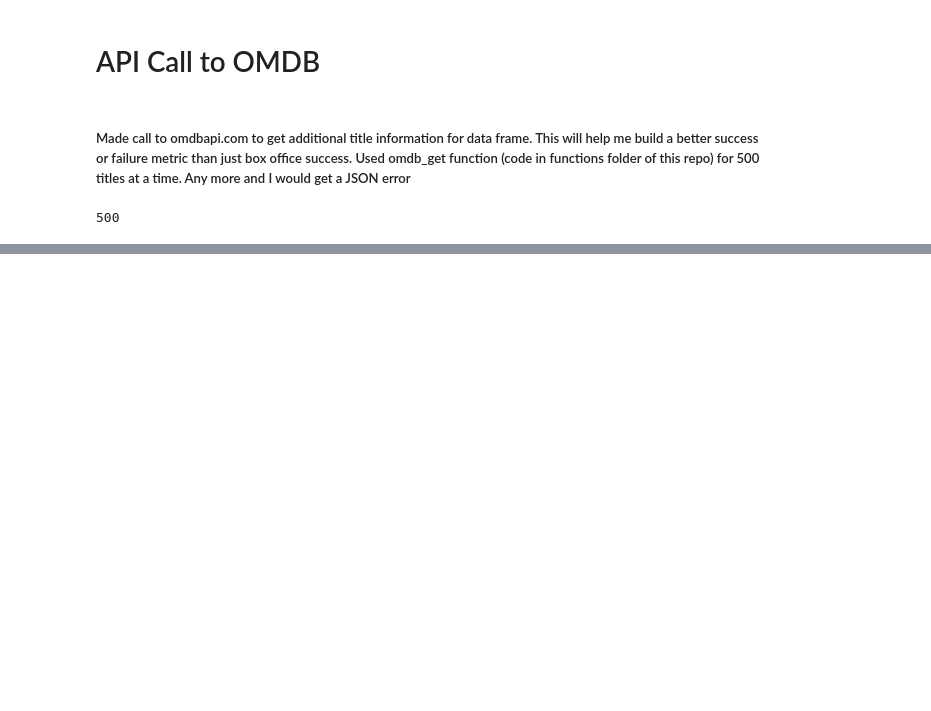
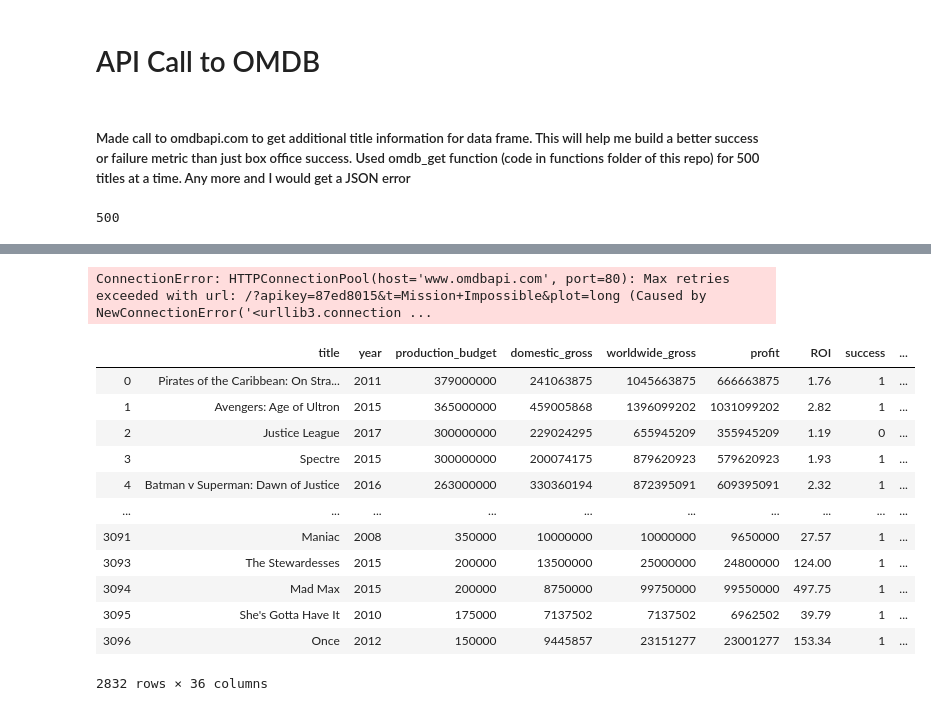
Before and after one commit to will4865/FlatironCapstoneProject, a Jupyter notebook: cleaning_scripts.ipynb, the cells around one changed output, grey strips where cells are left out. Saved outputs shown, nothing was run; the diff lists cells and outputs as text; code cells hidden in the pictures; blank space fills up the shorter version.

```diff
--- a/cleaning_scripts.ipynb
+++ b/cleaning_scripts.ipynb
@@ -148,0 +228,21 @@ pd.DataFrame(film_desc).drop_duplicates('Title')
+# %%
+film_desc = []
+omdb_get(missing_omdb)
+# %% [output]
+ConnectionError: HTTPConnectionPool(host='www.omdbapi.com', port=80): Max retries exceeded with url: /?apikey=87ed8015&t=Mission+Impossible&plot=long (Caused by NewConnectionError('<urllib3.connection ...
+# %%
+found_df
+# %% [output]
+|  | title | year | production_budget | domestic_gross | worldwide_gross | profit | ROI | success | ... |
+| 0 | Pirates of the Caribbean: On Stra... | 2011 | 379000000 | 241063875 | 1045663875 | 666663875 | 1.76 | 1 | ... |
+| 1 | Avengers: Age of Ultron | 2015 | 365000000 | 459005868 | 1396099202 | 1031099202 | 2.82 | 1 | ... |
+| 2 | Justice League | 2017 | 300000000 | 229024295 | 655945209 | 355945209 | 1.19 | 0 | ... |
+| 3 | Spectre | 2015 | 300000000 | 200074175 | 879620923 | 579620923 | 1.93 | 1 | ... |
+| 4 | Batman v Superman: Dawn of Justice | 2016 | 263000000 | 330360194 | 872395091 | 609395091 | 2.32 | 1 | ... |
+| ... | ... | ... | ... | ... | ... | ... | ... | ... | ... |
+| 3091 | Maniac | 2008 | 350000 | 10000000 | 10000000 | 9650000 | 27.57 | 1 | ... |
+| 3093 | The Stewardesses | 2015 | 200000 | 13500000 | 25000000 | 24800000 | 124.00 | 1 | ... |
+| 3094 | Mad Max | 2015 | 200000 | 8750000 | 99750000 | 99550000 | 497.75 | 1 | ... |
+| 3095 | She's Gotta Have It | 2010 | 175000 | 7137502 | 7137502 | 6962502 | 39.79 | 1 | ... |
+| 3096 | Once | 2012 | 150000 | 9445857 | 23151277 | 23001277 | 153.34 | 1 | ... |
+2832 rows × 36 columns
```
Also changed, not shown: parts of 6 cells of this notebook.
